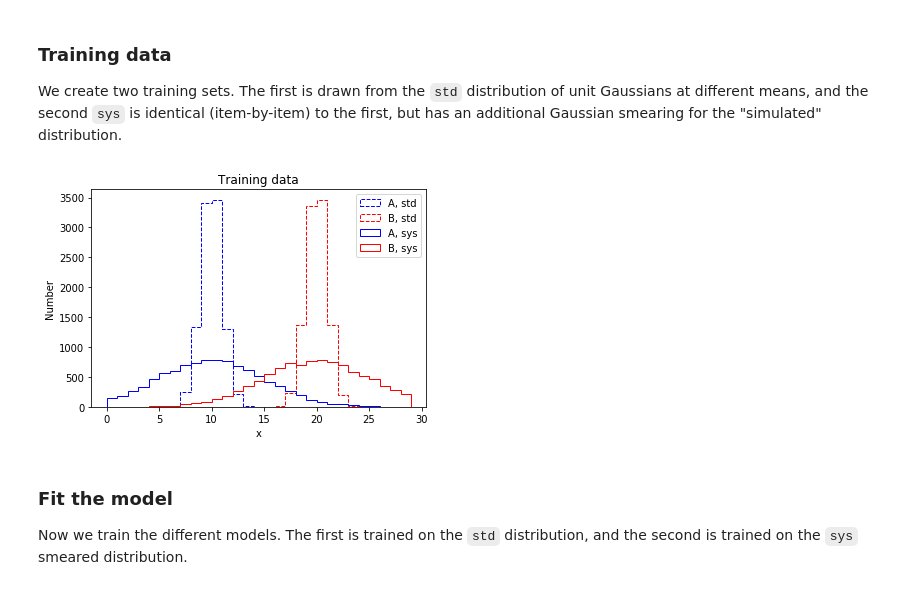
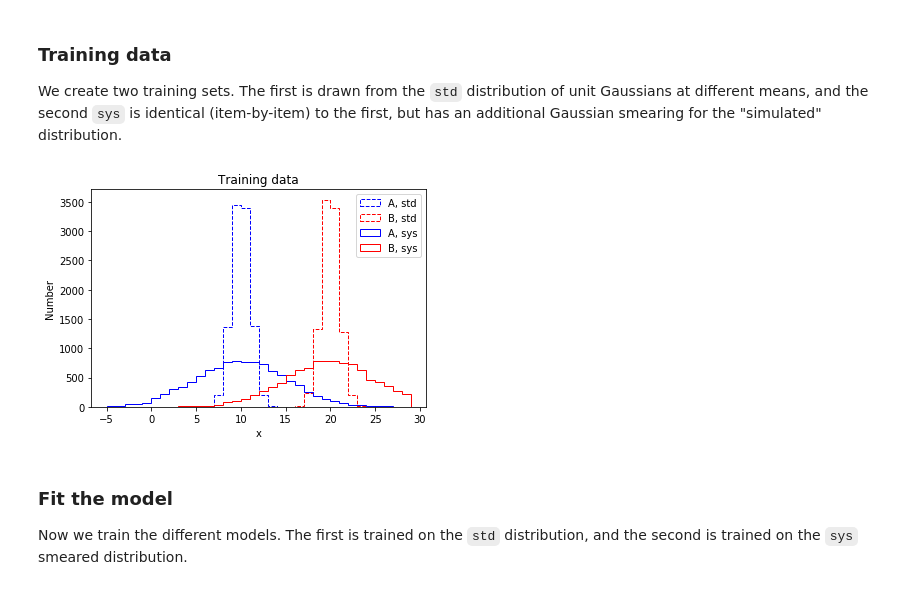
Before and after one commit to kmei-cms/sysnn, a Jupyter notebook: nn_systematics.ipynb, the cells around one changed output. Drawn from its saved outputs; the diff is of its cells as text; code cells hidden in the pictures.

```diff
--- a/nn_systematics.ipynb
+++ b/nn_systematics.ipynb
@@ -62,17 +62,17 @@ data1 = np.random.normal( loc=x1, size=10000)
 data_std = np.concatenate([data0,data1])
 data_sys = data_std + np.random.normal(loc=0, scale=dx, size=20000)
 # %%
-plt.hist(data_std[labels == 0], bins=np.arange(30),histtype = 'step', label="A, std", color='b', linestyle='dashed')
-plt.hist(data_std[labels == 1], bins=np.arange(30),histtype = 'step', label="B, std", color='r', linestyle='dashed')
-plt.hist(data_sys[labels == 0], bins=np.arange(30),histtype = 'step', label="A, sys", color='b')
-plt.hist(data_sys[labels == 1], bins=np.arange(30),histtype = 'step', label="B, sys", color='r')
+plt.hist(data_std[labels == 0], bins=np.arange(-5,30),histtype = 'step', label="A, std", color='b', linestyle='dashed')
+plt.hist(data_std[labels == 1], bins=np.arange(-5,30),histtype = 'step', label="B, std", color='r', linestyle='dashed')
+plt.hist(data_sys[labels == 0], bins=np.arange(-5,30),histtype = 'step', label="A, sys", color='b')
+plt.hist(data_sys[labels == 1], bins=np.arange(-5,30),histtype = 'step', label="B, sys", color='r')
 plt.title("Training data")
 plt.xlabel("x")
 plt.ylabel("Number")
 plt.legend()
 plt.show()
 # %% [output]
-[figure, old version]
+[figure, new version]
 # %% [markdown]
 ### Fit the model
 
```
Also changed, not shown: parts of 3 cells of this notebook.
